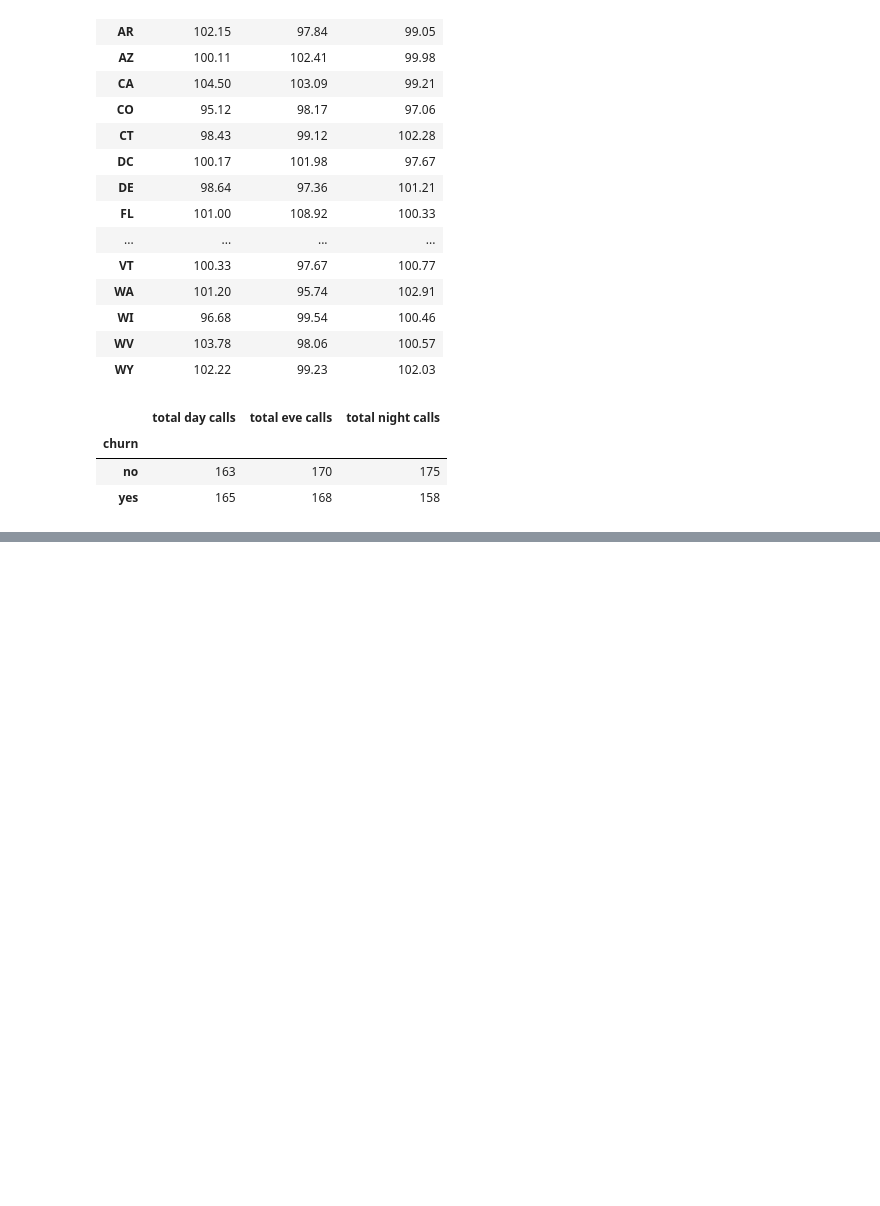
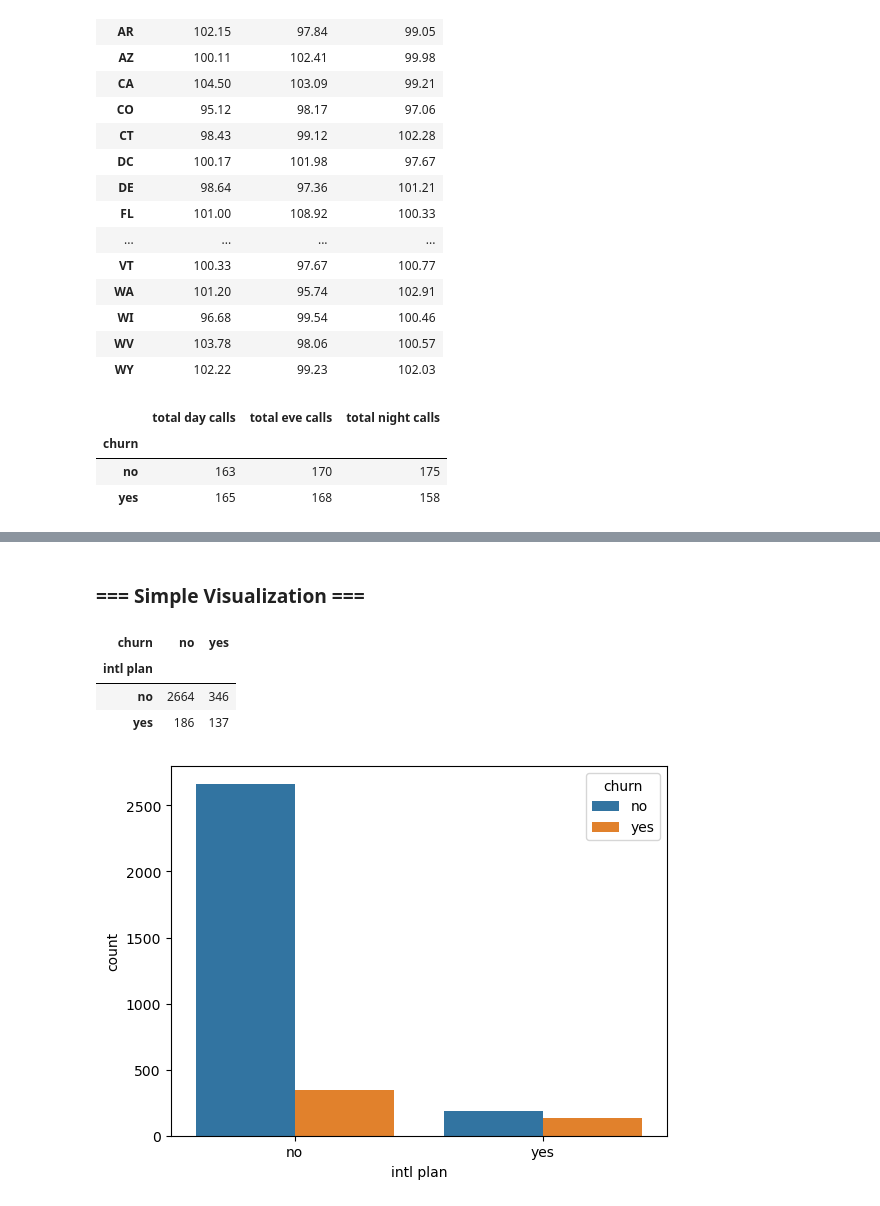
Before and after one commit to StewartStack/DAStudyBackups, a Jupyter notebook: DataStudies2/telchurn_DA.ipynb, the cells around one changed output, grey strips where cells are left out. Cells and saved outputs as stored; diff of their text form; code cells hidden in the pictures; blank space fills up the shorter version.

Commit message:
telchurn recap finished

```diff
--- a/DataStudies2/telchurn_DA.ipynb
+++ b/DataStudies2/telchurn_DA.ipynb
@@ -469,0 +472,5 @@ telchurn.pivot_table(['total day calls', 'total eve calls', 'total night calls']
+# %%
+# TOTAL CALLS
+# Create total calls and add to dataframe
+telchurn['total calls'] = telchurn['total day calls'] + telchurn['total eve calls'] + telchurn['total night calls'] + telchurn['total intl calls']
+telchurn.head()
@@ -469,0 +484,9 @@ telchurn.pivot_table(['total day calls', 'total eve calls', 'total night calls']
+# %%
+# TOTAL CHARGE
+# Creat a columns in  the dataframe to calculate tootal costs for all calls
+tdc = telchurn['total day charge']
+tec = telchurn['total eve charge']
+tnc = telchurn['total night charge']
+tic = telchurn['total intl charge']
+telchurn['total charge'] = tdc + tec + tnc + tic
+telchurn.head()
@@ -469,0 +500,15 @@ telchurn.pivot_table(['total day calls', 'total eve calls', 'total night calls']
+# %% [markdown]
+### === Simple Visualization ===
+# %%
+#Good to use the crosstab even though not needed for reference
+pd.crosstab(telchurn['intl plan'], telchurn['churn'])
+# %% [output]
+| churn | no | yes |
+| intl plan |  |  |
+| no | 2664 | 346 |
+| yes | 186 | 137 |
+# %%
+# Create chart to look for a relationship between churn & international plan
+sns.countplot(x = 'intl plan', hue = 'churn', data = telchurn);
+# %% [output]
+[figure, added]
```
Also changed, not shown: parts of 13 cells of this notebook.
